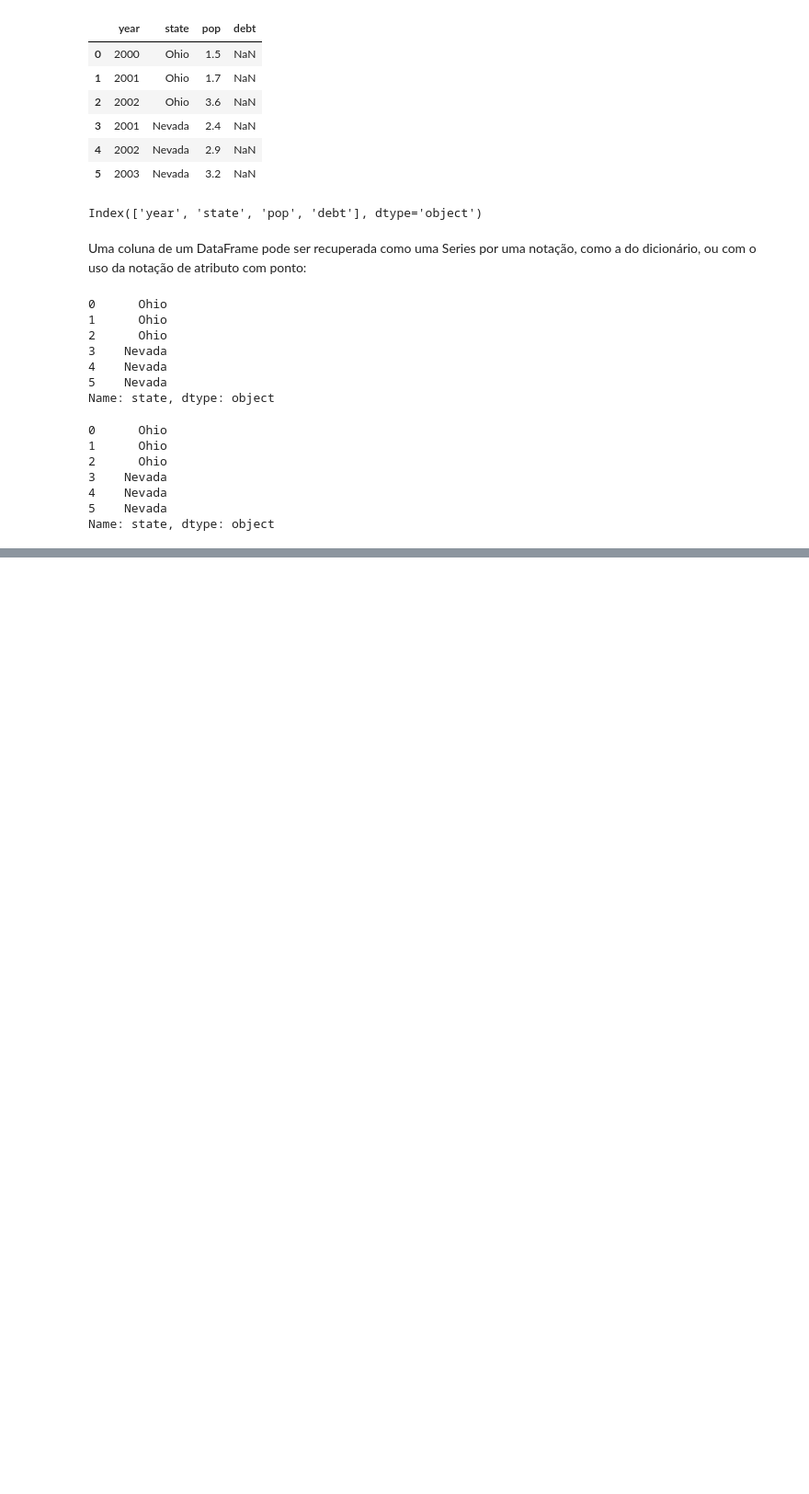
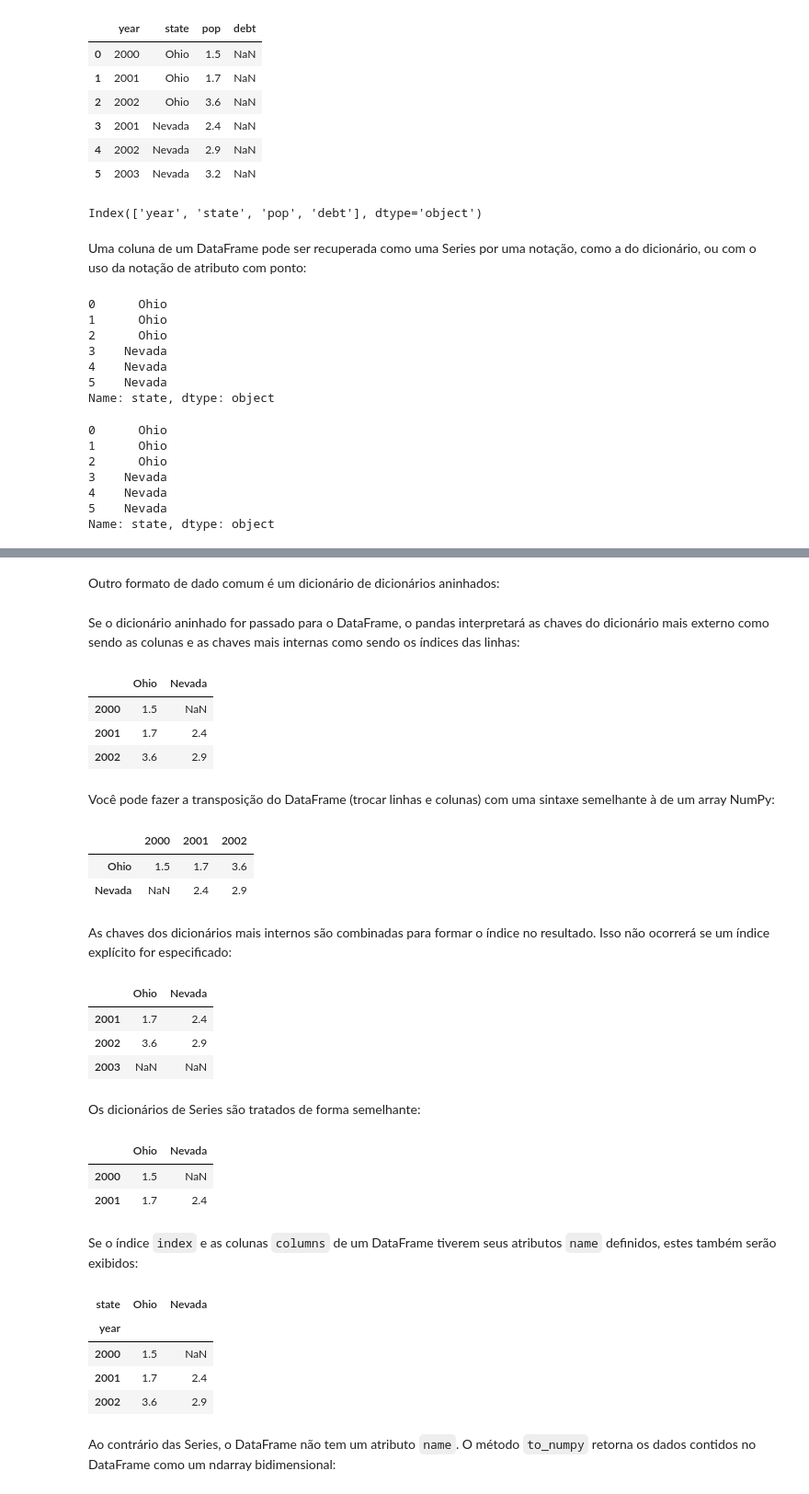
Before and after one commit to isaiassousa032/python-para-analise-de-dados-livro, a Jupyter notebook: Capitulo 5.ipynb, the cells around one changed output, grey strips where cells are left out. Shown at 92% size. Drawn from its saved outputs; the diff is of its cells as text; code cells hidden in the pictures; blank space fills up the shorter version.

```diff
--- a/Capitulo 5.ipynb
+++ b/Capitulo 5.ipynb
@@ -327,0 +419,56 @@ Name: state, dtype: object
+# %% [markdown]
+Outro formato de dado comum é um dicionário de dicionários aninhados:
+# %%
+populations = {"Ohio": {2000: 1.5, 2001: 1.7, 2002: 3.6},
+              "Nevada": {2001: 2.4, 2002: 2.9}}
+# %% [markdown]
+Se o dicionário aninhado for passado para o DataFrame, o pandas interpretará as chaves do dicionário mais externo como sendo as colunas e as chaves mais internas como sendo os índices das linhas:
+# %%
+frame3 = pd.DataFrame(populations)
+frame3
+# %% [output]
+|  | Ohio | Nevada |
+| 2000 | 1.5 | NaN |
+| 2001 | 1.7 | 2.4 |
+| 2002 | 3.6 | 2.9 |
+# %% [markdown]
+Você pode fazer a transposição do DataFrame (trocar linhas e colunas) com uma sintaxe semelhante à de um array NumPy:
+# %%
+frame3.T
+# %% [output]
+|  | 2000 | 2001 | 2002 |
+| Ohio | 1.5 | 1.7 | 3.6 |
+| Nevada | NaN | 2.4 | 2.9 |
+# %% [markdown]
+As chaves dos dicionários mais internos são combinadas para formar o índice no resultado. Isso não ocorrerá se um índice explícito for especificado:
+# %%
+pd.DataFrame(populations, index=[2001,2002,2003])
+# %% [output]
+|  | Ohio | Nevada |
+| 2001 | 1.7 | 2.4 |
+| 2002 | 3.6 | 2.9 |
+| 2003 | NaN | NaN |
+# %% [markdown]
+Os dicionários de Series são tratados de forma semelhante:
+# %%
+pdata = {"Ohio": frame3["Ohio"][:-1],
+        "Nevada": frame3["Nevada"][:2]}
+pd.DataFrame(pdata)
+# %% [output]
+|  | Ohio | Nevada |
+| 2000 | 1.5 | NaN |
+| 2001 | 1.7 | 2.4 |
+# %% [markdown]
+Se o índice `index` e as colunas `columns` de um DataFrame tiverem seus atributos `name` definidos, estes também serão exibidos:
+# %%
+frame3.index.name = "year"
+frame3.columns.name = "state"
+frame3
+# %% [output]
+| state | Ohio | Nevada |
+| year |  |  |
+| 2000 | 1.5 | NaN |
+| 2001 | 1.7 | 2.4 |
+| 2002 | 3.6 | 2.9 |
+# %% [markdown]
+Ao contrário das Series, o DataFrame não tem um atributo `name`. O método `to_numpy` retorna os dados contidos no DataFrame como um ndarray bidimensional:
```
Also changed, not shown: parts of 33 cells of this notebook.
